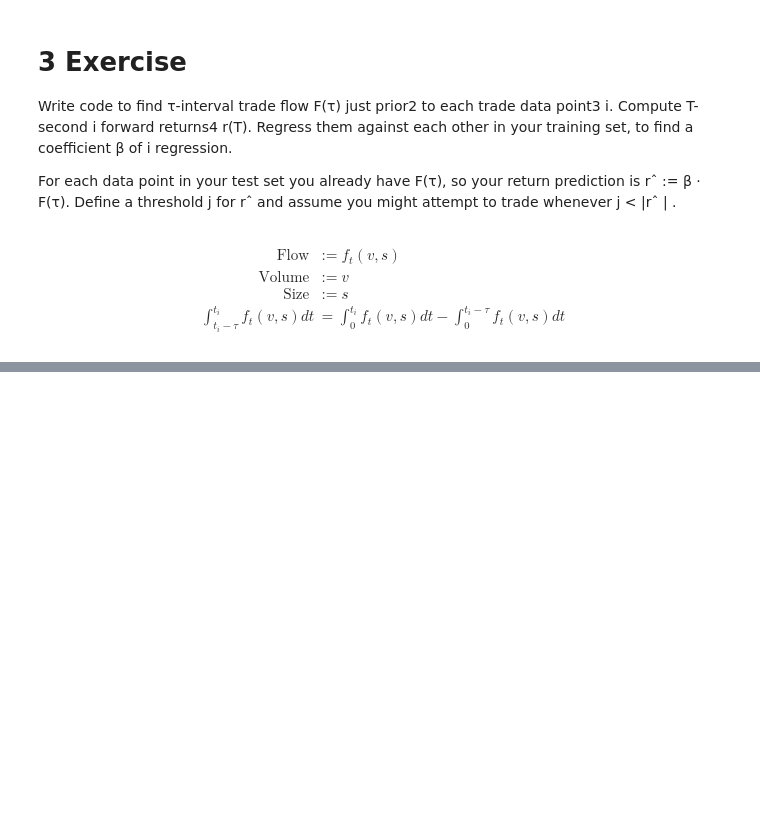
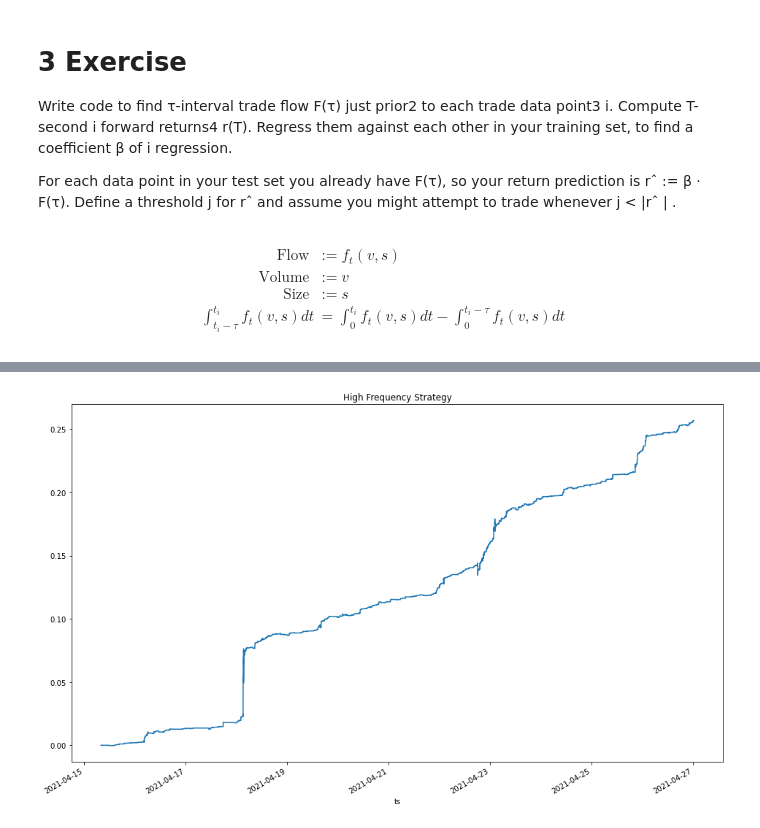
Before and after one commit to philipwlee/regquant, a Jupyter notebook: hw4_flow/hw4_flow_philip_lee_12129240.ipynb, the cells around one changed output, grey strips where cells are left out. Saved outputs shown, nothing was run; the diff lists cells and outputs as text; code cells hidden in the pictures; blank space fills up the shorter version.

```diff
--- a/hw4_flow/hw4_flow_philip_lee_12129240.ipynb
+++ b/hw4_flow/hw4_flow_philip_lee_12129240.ipynb
@@ -229,0 +227,18 @@ cut
+# %%
+def regress_predict(cut, y="ret", x="flow", inqt=5):
+    n = len(cut)
+    insam = cut.iloc[:n//inqt]
+    ousam = cut.iloc[n//inqt:].copy()
+    endo=insam[y]
+    exog=insam[x]
+
+    res = sm.OLS(endo, exog).fit()
+
+    valid = ousam[x]
+    pred = res.predict(valid)
+
+    ousam["pred"] = pred
+    return res, ousam
+
+res, ousam = regress_predict(cut, y="ret", x="flow")
+res.summary()
@@ -229,0 +265,22 @@ cut
+# %%
+def run_strat(ousam, tau, thresh=.01):
+    strat = ousam.copy()
+
+    lower = strat["pred"].quantile(thresh)
+    upper = strat["pred"].quantile(1-thresh)
+
+    j = (upper-lower)/2
+
+    strat["pos"] = (strat["pred"] > j).astype(int) - (strat["pred"] < -j).astype(int)
+    strat["ts_int"] = pd.Series(strat.index.view(int)).diff().shift(-1).fillna(0).values
+    strat["adj_ret"] = np.minimum(np.ones(len(strat)), strat["ts_int"] / tau) * strat["ret"]
+
+    strat["pl"] = strat["adj_ret"] * strat["pos"]
+    return strat
+
+strat = run_strat(ousam, tau, thresh=.01)
+strat["pl"].cumsum().plot()
+plt.title("High Frequency Strategy")
+plt.show()
+# %% [output]
+[figure, added]
```
Also changed, not shown: parts of 21 cells of this notebook.
